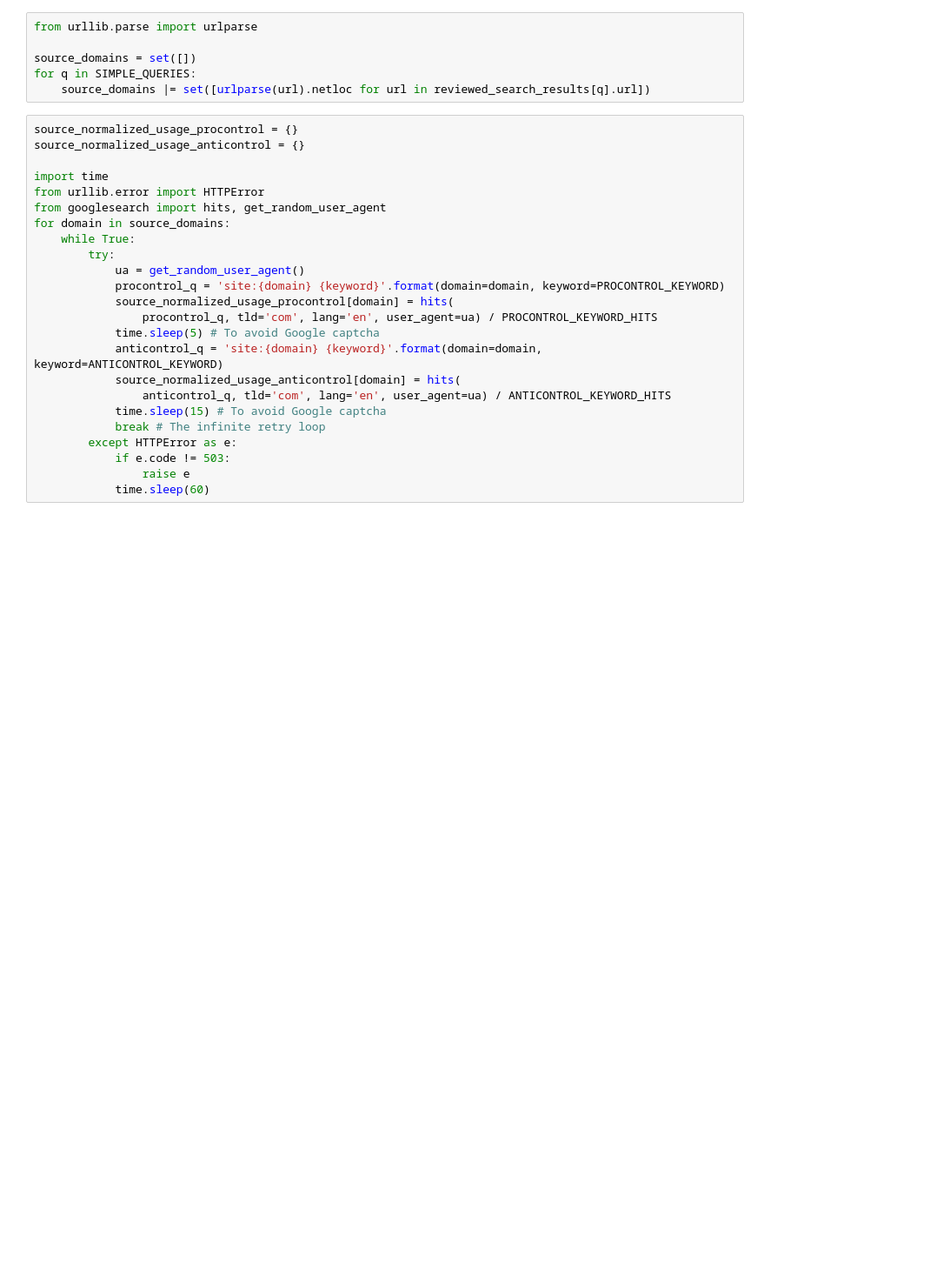
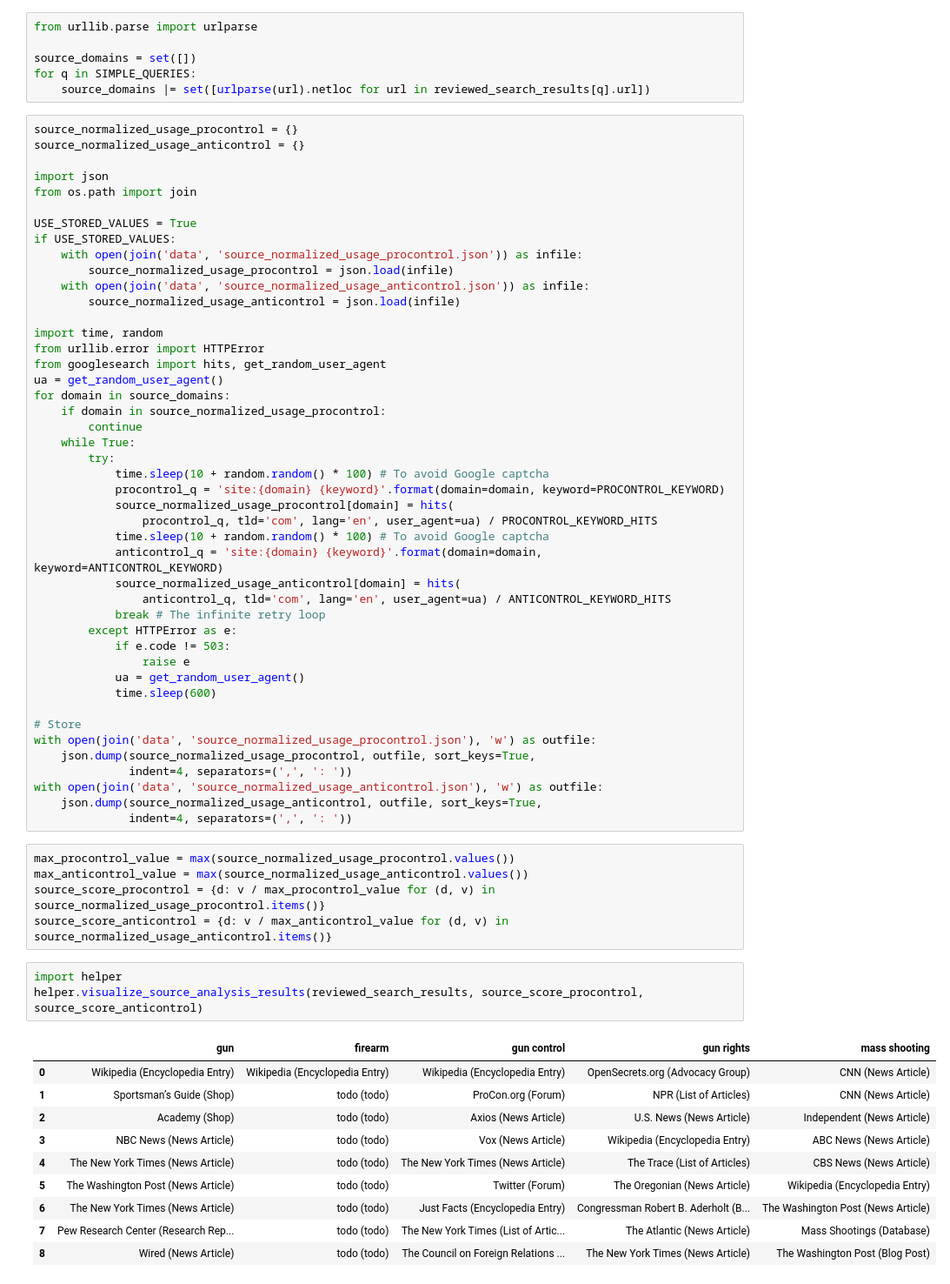
Before and after one commit to remohammadi/NMRMA1, a Jupyter notebook: Report.ipynb, the cells around one changed output. Shown: that part at 87% size. Cells and saved outputs as stored; diff of their text form; blank space fills up the shorter version.

```diff
--- a/Report.ipynb
+++ b/Report.ipynb
@@ -84,23 +86,63 @@ for q in SIMPLE_QUERIES:
 source_normalized_usage_procontrol = {}
 source_normalized_usage_anticontrol = {}
 
-import time
+import json
+from os.path import join
+
+USE_STORED_VALUES = True
+if USE_STORED_VALUES:
+    with open(join('data', 'source_normalized_usage_procontrol.json')) as infile:
+        source_normalized_usage_procontrol = json.load(infile)
+    with open(join('data', 'source_normalized_usage_anticontrol.json')) as infile:
+        source_normalized_usage_anticontrol = json.load(infile)
+
+import time, random
 from urllib.error import HTTPError
 from googlesearch import hits, get_random_user_agent
+ua = get_random_user_agent()
 for domain in source_domains:
+    if domain in source_normalized_usage_procontrol:
+        continue
     while True:
         try:
-            ua = get_random_user_agent()
+            time.sleep(10 + random.random() * 100) # To avoid Google captcha
             procontrol_q = 'site:{domain} {keyword}'.format(domain=domain, keyword=PROCONTROL_KEYWORD)
             source_normalized_usage_procontrol[domain] = hits(
                 procontrol_q, tld='com', lang='en', user_agent=ua) / PROCONTROL_KEYWORD_HITS
-            time.sleep(5) # To avoid Google captcha
+            time.sleep(10 + random.random() * 100) # To avoid Google captcha
             anticontrol_q = 'site:{domain} {keyword}'.format(domain=domain, keyword=ANTICONTROL_KEYWORD)
             source_normalized_usage_anticontrol[domain] = hits(
                 anticontrol_q, tld='com', lang='en', user_agent=ua) / ANTICONTROL_KEYWORD_HITS
-            time.sleep(15) # To avoid Google captcha
             break # The infinite retry loop
         except HTTPError as e:
             if e.code != 503:
                 raise e
-            time.sleep(60)
+            ua = get_random_user_agent()
+            time.sleep(600)
+
+# Store
+with open(join('data', 'source_normalized_usage_procontrol.json'), 'w') as outfile:
+    json.dump(source_normalized_usage_procontrol, outfile, sort_keys=True,
+              indent=4, separators=(',', ': '))
+with open(join('data', 'source_normalized_usage_anticontrol.json'), 'w') as outfile:
+    json.dump(source_normalized_usage_anticontrol, outfile, sort_keys=True,
+              indent=4, separators=(',', ': '))
+# %%
+max_procontrol_value = max(source_normalized_usage_procontrol.values())
+max_anticontrol_value = max(source_normalized_usage_anticontrol.values())
+source_score_procontrol = {d: v / max_procontrol_value for (d, v) in source_normalized_usage_procontrol.items()}
+source_score_anticontrol = {d: v / max_anticontrol_value for (d, v) in source_normalized_usage_anticontrol.items()}
+# %%
+import helper
+helper.visualize_source_analysis_results(reviewed_search_results, source_score_procontrol, source_score_anticontrol)
+# %% [output]
+|  | gun | firearm | gun control | gun rights | mass shooting |
+| 0 | Wikipedia (Encyclopedia Entry) | Wikipedia (Encyclopedia Entry) | Wikipedia (Encyclopedia Entry) | OpenSecrets.org (Advocacy Group) | CNN (News Article) |
+| 1 | Sportsman’s Guide (Shop) | todo (todo) | ProCon.org (Forum) | NPR (List of Articles) | CNN (News Article) |
+| 2 | Academy (Shop) | todo (todo) | Axios (News Article) | U.S. News (News Article) | Independent (News Article) |
+| 3 | NBC News (News Article) | todo (todo) | Vox (News Article) | Wikipedia (Encyclopedia Entry) | ABC News (News Article) |
+| 4 | The New York Times (News Article) | todo (todo) | The New York Times (News Article) | The Trace (List of Articles) | CBS News (News Article) |
+| 5 | The Washington Post (News Article) | todo (todo) | Twitter (Forum) | The Oregonian (News Article) | Wikipedia (Encyclopedia Entry) |
+| 6 | The New York Times (News Article) | todo (todo) | Just Facts (Encyclopedia Entry) | Congressman Robert B. Aderholt (B... | The Washington Post (News Article) |
+| 7 | Pew Research Center (Research Rep... | todo (todo) | The New York Times (List of Artic... | The Atlantic (News Article) | Mass Shootings (Database) |
+| 8 | Wired (News Article) | todo (todo) | The Council on Foreign Relations ... | The New York Times (News Article) | The Washington Post (Blog Post) |
```
Also changed, not shown: parts of 4 cells of this notebook, 15 other files.
